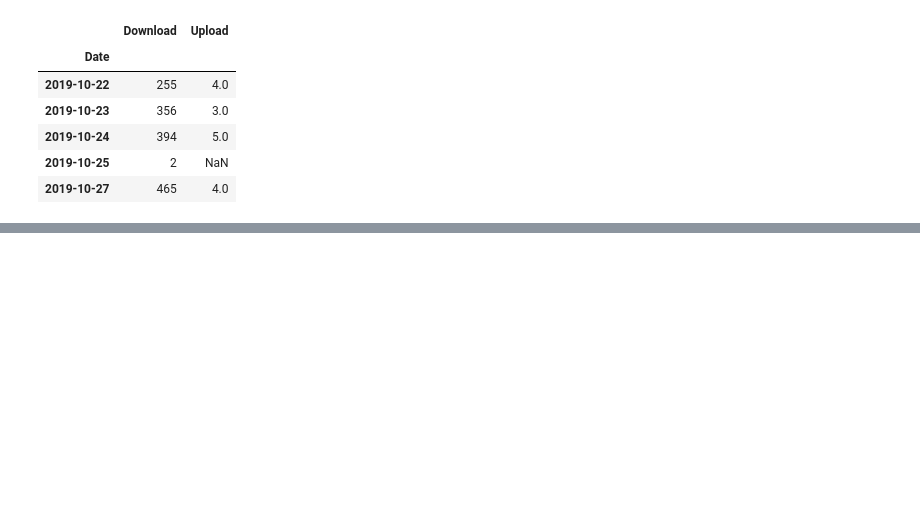
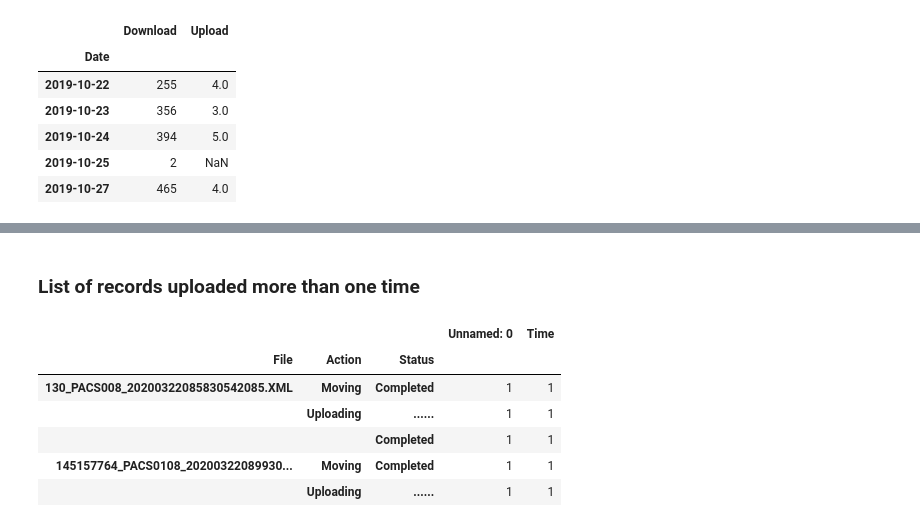
Before and after one commit to yjad/training, a Jupyter notebook: xml/ach_perf.ipynb, the cells around one changed output, grey strips where cells are left out. Cells and saved outputs as stored; diff of their text form; code cells hidden in the pictures; blank space fills up the shorter version.

```diff
--- a/xml/ach_perf.ipynb
+++ b/xml/ach_perf.ipynb
@@ -222,0 +265,14 @@ TypeError: first argument must be an iterable of pandas objects, you passed an o
+# %% [markdown]
+### List of records uploaded more than one time
+# %%
+# d = data[data.groupby(['File', 'Action', 'Status']).count() >1]
+d = data.groupby(['File', 'Action', 'Status']).count()
+d.head()
+# %% [output]
+|  |  |  | Unnamed: 0 | Time |
+| File | Action | Status |  |  |
+| 130_PACS008_20200322085830542085.XML | Moving | Completed | 1 | 1 |
+|  | Uploading | ...... | 1 | 1 |
+|  |  | Completed | 1 | 1 |
+| 145157764_PACS0108_20200322089930... | Moving | Completed | 1 | 1 |
+|  | Uploading | ...... | 1 | 1 |
```
Also changed, not shown: parts of 18 cells of this notebook.
